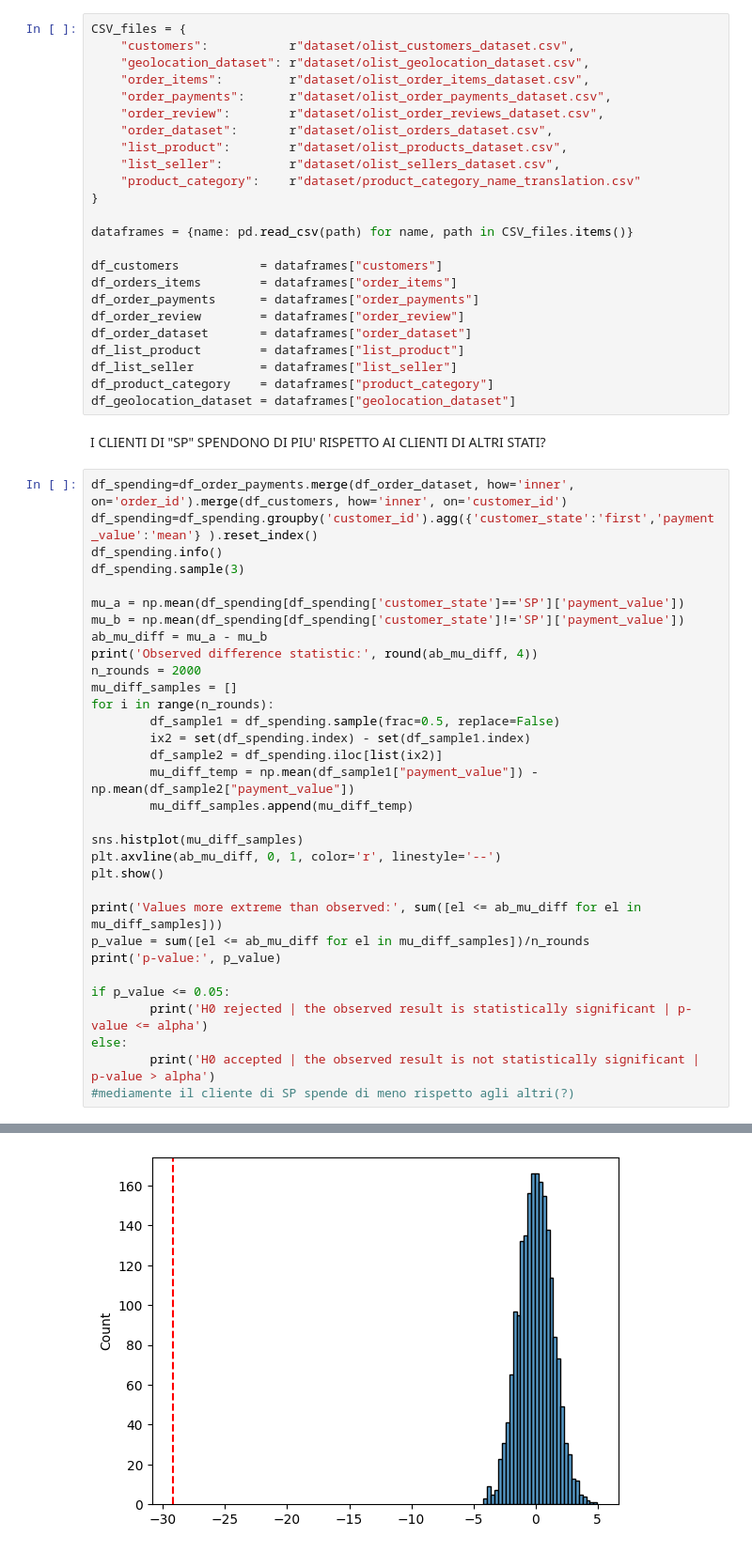
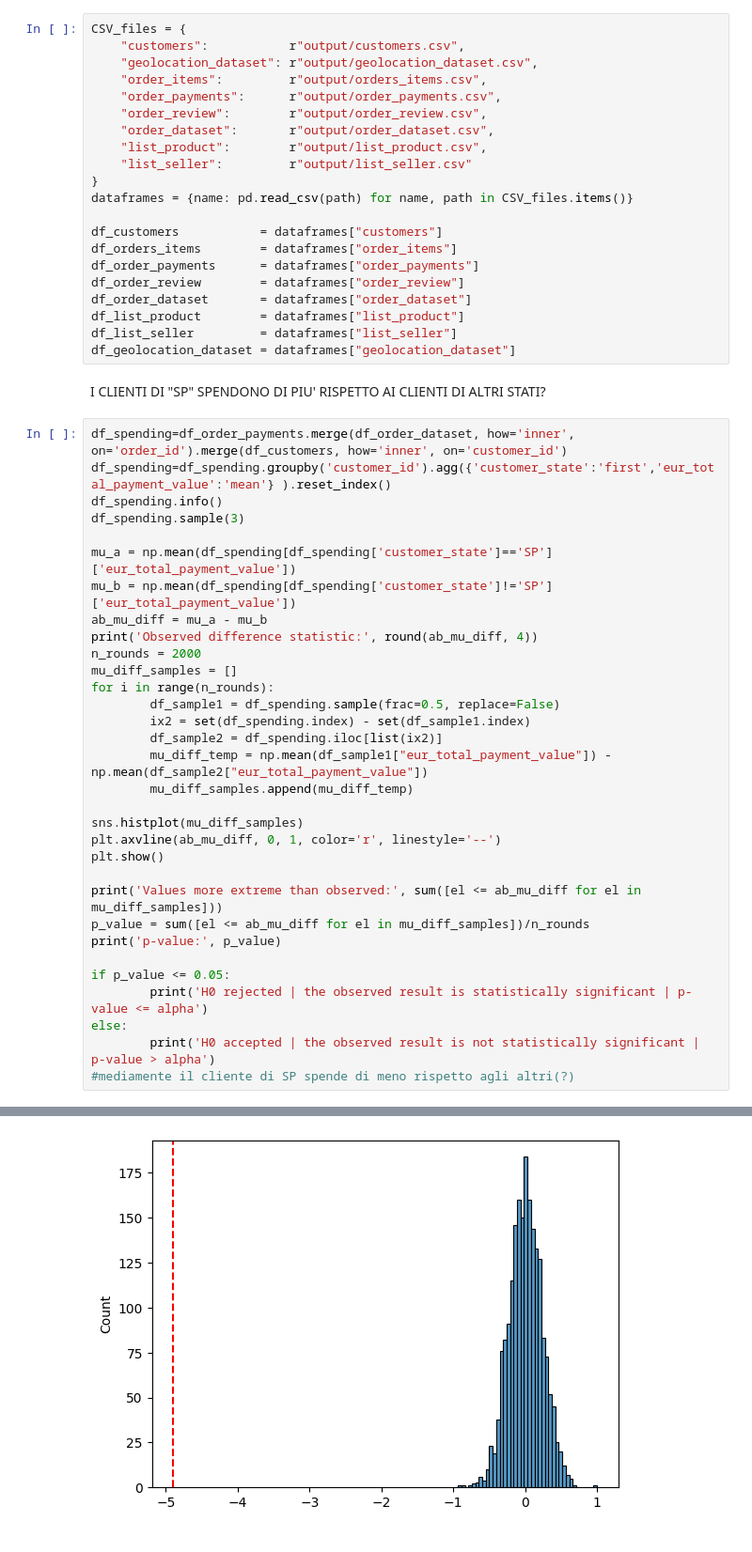
Before and after one commit to marcozanb/final_project, a Jupyter notebook: test_spesa_mag.ipynb, the cells around one changed output, grey strips where cells are left out. Shown at 94% size. Saved outputs shown, nothing was run; the diff lists cells and outputs as text.

```diff
--- a/test_spesa_mag.ipynb
+++ b/test_spesa_mag.ipynb
@@ -9,17 +9,15 @@ from bs4 import BeautifulSoup
 import requests
 # %%
 CSV_files = {
-    "customers":           r"dataset/olist_customers_dataset.csv",
-    "geolocation_dataset": r"dataset/olist_geolocation_dataset.csv",
-    "order_items":         r"dataset/olist_order_items_dataset.csv",
-    "order_payments":      r"dataset/olist_order_payments_dataset.csv",
-    "order_review":        r"dataset/olist_order_reviews_dataset.csv",
-    "order_dataset":       r"dataset/olist_orders_dataset.csv",
-    "list_product":        r"dataset/olist_products_dataset.csv",
-    "list_seller":         r"dataset/olist_sellers_dataset.csv",
-    "product_category":    r"dataset/product_category_name_translation.csv"
+    "customers":           r"output/customers.csv",
+    "geolocation_dataset": r"output/geolocation_dataset.csv",
+    "order_items":         r"output/orders_items.csv",
+    "order_payments":      r"output/order_payments.csv",
+    "order_review":        r"output/order_review.csv",
+    "order_dataset":       r"output/order_dataset.csv",
+    "list_product":        r"output/list_product.csv",
+    "list_seller":         r"output/list_seller.csv"
 }
-
 dataframes = {name: pd.read_csv(path) for name, path in CSV_files.items()}
 
 df_customers           = dataframes["customers"]
@@ -29,18 +27,17 @@ df_order_review        = dataframes["order_review"]
 df_order_dataset       = dataframes["order_dataset"]
 df_list_product        = dataframes["list_product"]
 df_list_seller         = dataframes["list_seller"]
-df_product_category    = dataframes["product_category"]
 df_geolocation_dataset = dataframes["geolocation_dataset"]
 # %% [markdown]
 I CLIENTI DI "SP" SPENDONO DI PIU' RISPETTO AI CLIENTI DI ALTRI STATI?
 # %%
 df_spending=df_order_payments.merge(df_order_dataset, how='inner', on='order_id').merge(df_customers, how='inner', on='customer_id')
-df_spending=df_spending.groupby('customer_id').agg({'customer_state':'first','payment_value':'mean'} ).reset_index()
+df_spending=df_spending.groupby('customer_id').agg({'customer_state':'first','eur_total_payment_value':'mean'} ).reset_index()
 df_spending.info()
 df_spending.sample(3)
 
-mu_a = np.mean(df_spending[df_spending['customer_state']=='SP']['payment_value'])
-mu_b = np.mean(df_spending[df_spending['customer_state']!='SP']['payment_value'])
+mu_a = np.mean(df_spending[df_spending['customer_state']=='SP']['eur_total_payment_value'])
+mu_b = np.mean(df_spending[df_spending['customer_state']!='SP']['eur_total_payment_value'])
 ab_mu_diff = mu_a - mu_b
 print('Observed difference statistic:', round(ab_mu_diff, 4))
 n_rounds = 2000
@@ -49,7 +46,7 @@ for i in range(n_rounds):
         df_sample1 = df_spending.sample(frac=0.5, replace=False)
         ix2 = set(df_spending.index) - set(df_sample1.index)
         df_sample2 = df_spending.iloc[list(ix2)]
-        mu_diff_temp = np.mean(df_sample1["payment_value"]) - np.mean(df_sample2["payment_value"])
+        mu_diff_temp = np.mean(df_sample1["eur_total_payment_value"]) - np.mean(df_sample2["eur_total_payment_value"])
         mu_diff_samples.append(mu_diff_temp)
 
 sns.histplot(mu_diff_samples)
@@ -80,4 +77,4 @@ Observed difference statistic: -29.1789
-[figure, old version]
+[figure, new version]
 Values more extreme than observed: 0
 p-value: 0.0
 H0 rejected | the observed result is statistically significant | p-value <= alpha
```
Also changed, not shown: parts of 1 cell of this notebook, 2 other files.
